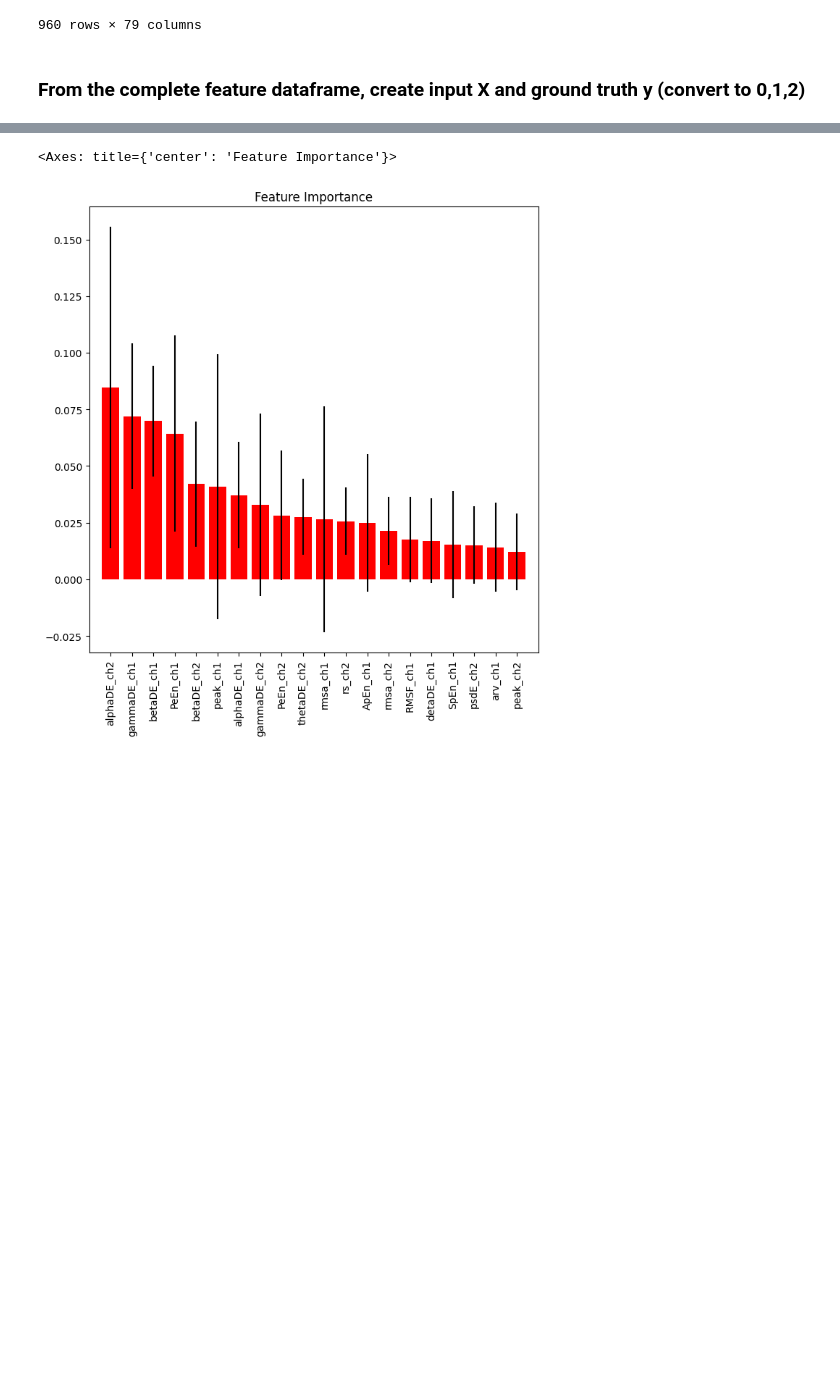
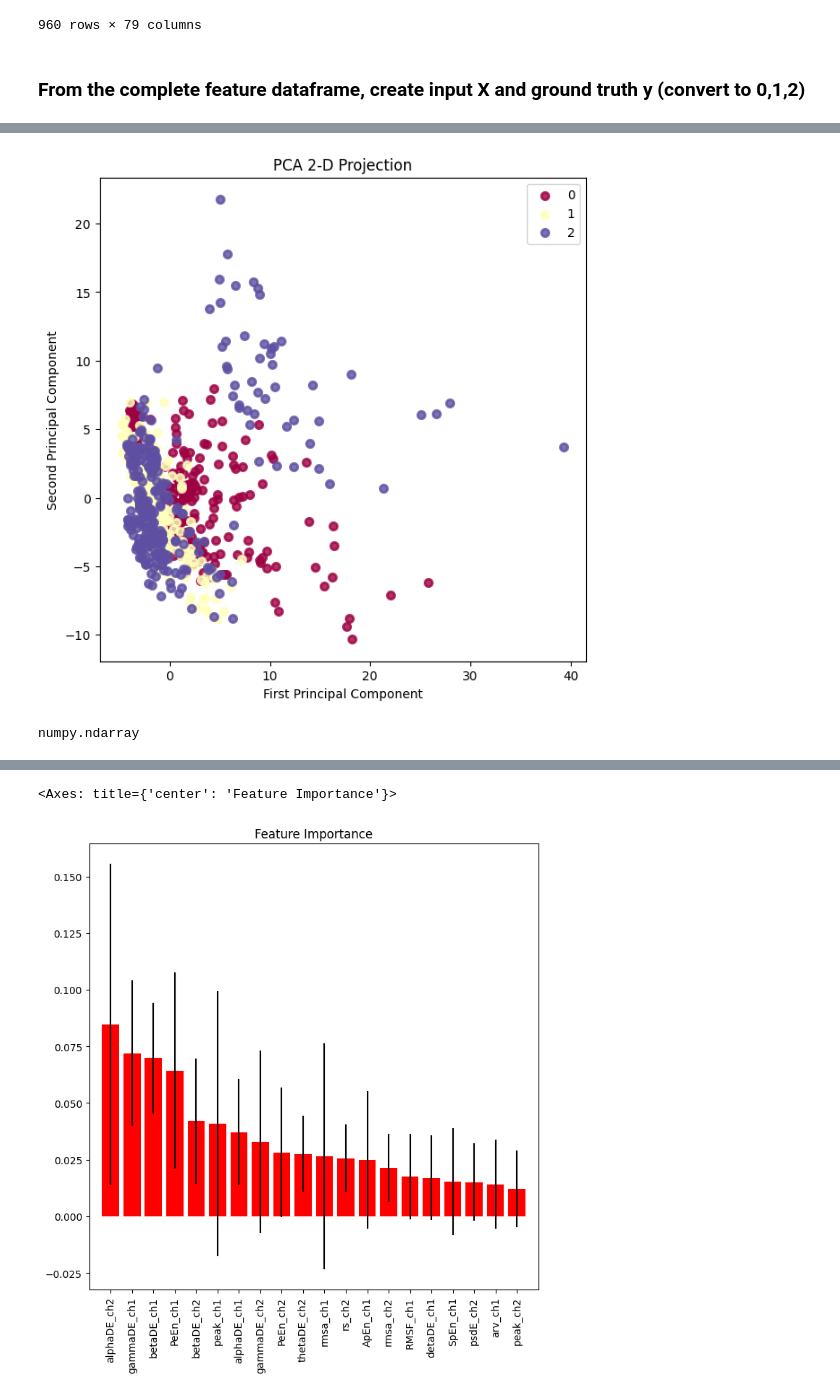
Before and after one commit to inachenyx/painClassify, a Jupyter notebook: painClass.ipynb, the cells around one changed output, grey strips where cells are left out. Saved outputs shown, nothing was run; the diff lists cells and outputs as text; code cells hidden in the pictures; blank space fills up the shorter version.

```diff
--- a/painClass.ipynb
+++ b/painClass.ipynb
@@ -184,0 +193,15 @@ skplt.estimators.plot_learning_curve(LogisticRegression(), X, y,
+# %%
+"""PCA visualization with scaled features"""
+scaler = StandardScaler()
+X_scaled = scaler.fit_transform(X)
+
+pca = PCA(n_components=2)
+X_pca = pca.fit_transform(X_scaled) # type(pca) = fitted PCA object, type(X_pca)=np.ndarray
+skplt.decomposition.plot_pca_2d_projection(pca, X_scaled, y, figsize=(7,7))
+plt.show()
+# %% [output]
+[figure, added]
+# %%
+type(X_pca)
+# %% [output]
+numpy.ndarray
```
Also changed, not shown: parts of 23 cells of this notebook.
